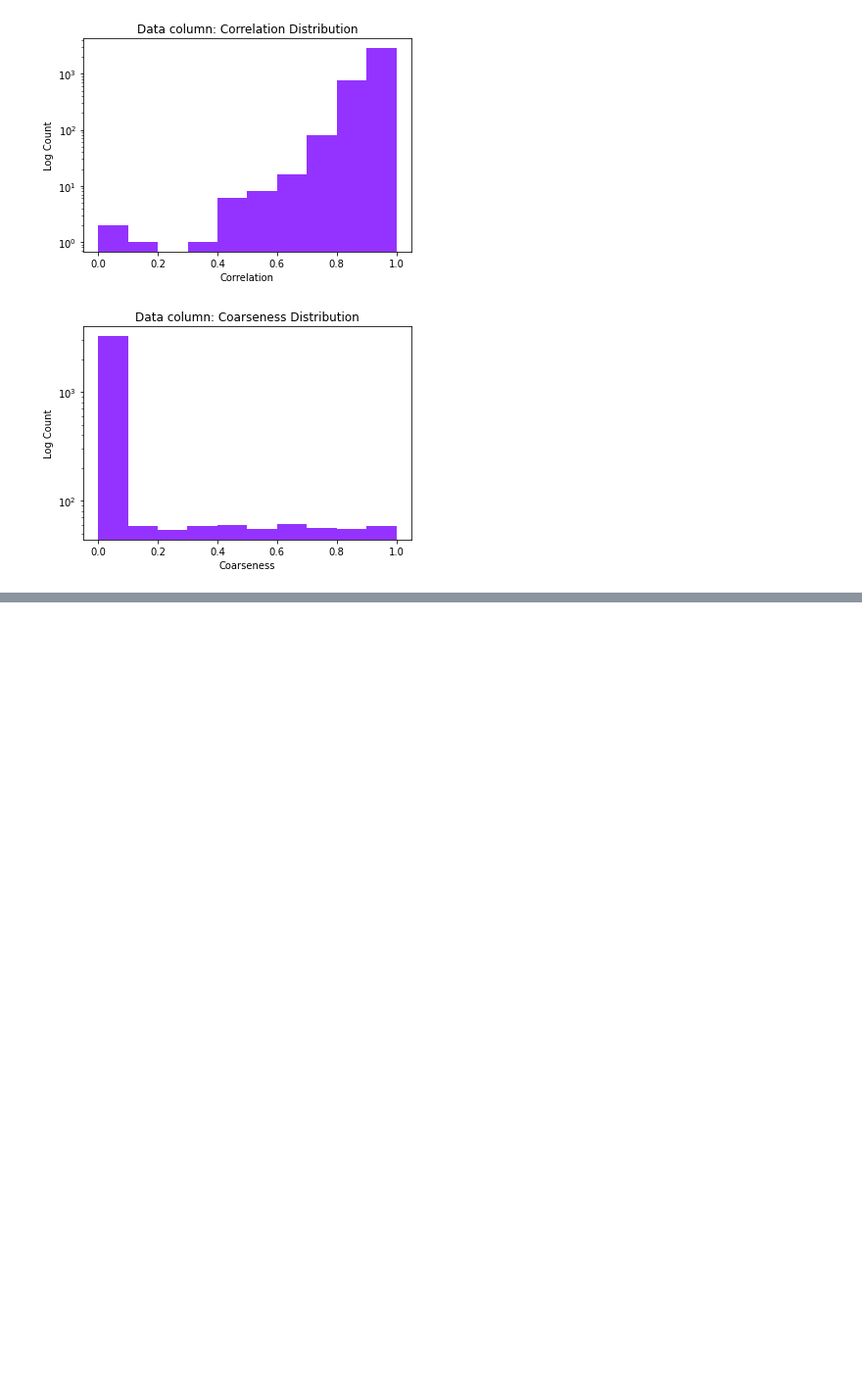
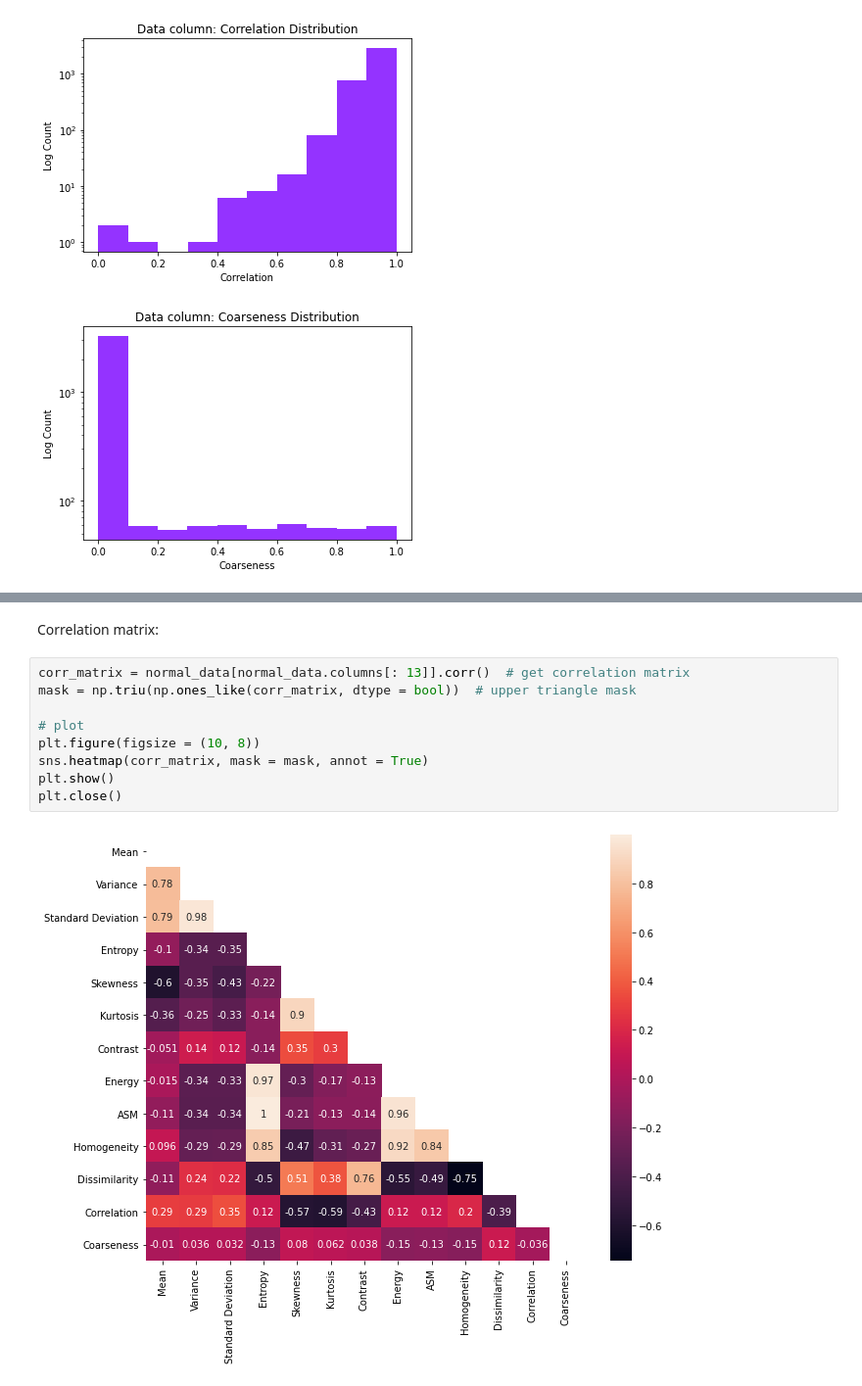
Before and after one commit to jerryadamsfranklin/brain-tumour-detection, a Jupyter notebook: eda.ipynb, the cells around one changed output, grey strips where cells are left out. Shown at 98% size. Drawn from its saved outputs; the diff is of its cells as text; blank space fills up the shorter version.

Commit message:
added correlation matrix

```diff
--- a/eda.ipynb
+++ b/eda.ipynb
@@ -140,3 +142,16 @@ normal_data.describe()
 | 50% | 0.253273 | 0.213052 | 0.444225 | 0.167015 | 0.043835 | 0.006154 | 0.030640 | 0.355368 | 0.144728 | ... |
 | 75% | 0.396066 | 0.331498 | 0.561986 | 0.285535 | 0.078919 | 0.013671 | 0.046714 | 0.485299 | 0.255624 | ... |
 | max | 1.000000 | 1.000000 | 1.000000 | 1.000000 | 1.000000 | 1.000000 | 1.000000 | 1.000000 | 1.000000 | ... |
+# %% [markdown]
+Correlation matrix:
+# %%
+corr_matrix = normal_data[normal_data.columns[: 13]].corr()  # get correlation matrix
+mask = np.triu(np.ones_like(corr_matrix, dtype = bool))  # upper triangle mask
+
+# plot
+plt.figure(figsize = (10, 8))
+sns.heatmap(corr_matrix, mask = mask, annot = True)
+plt.show()
+plt.close()
+# %% [output]
+[figure, added]
```
Also changed, not shown: parts of 2 cells of this notebook.
